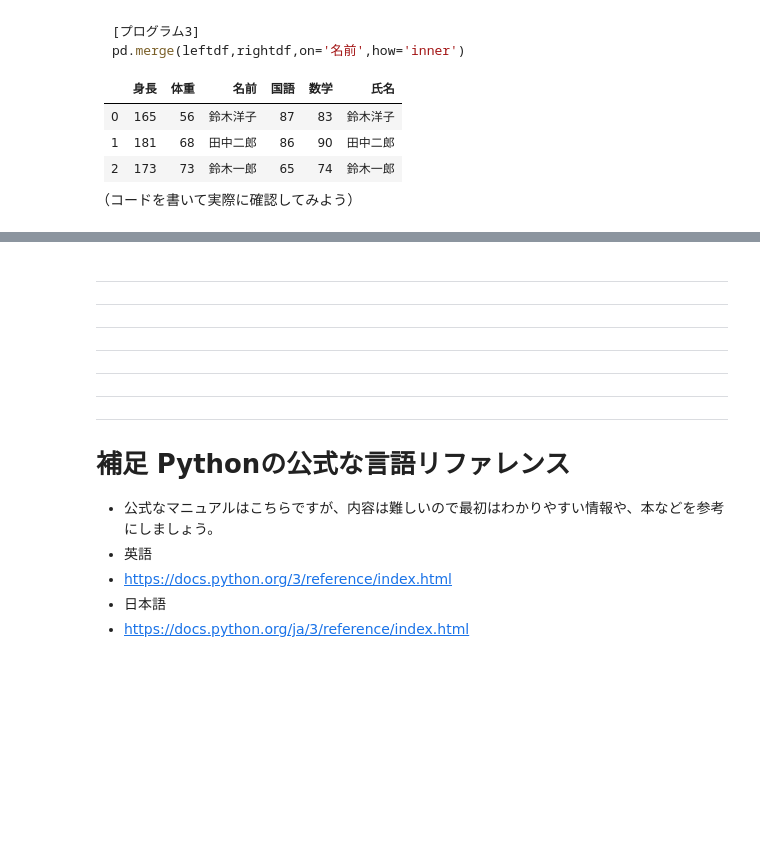
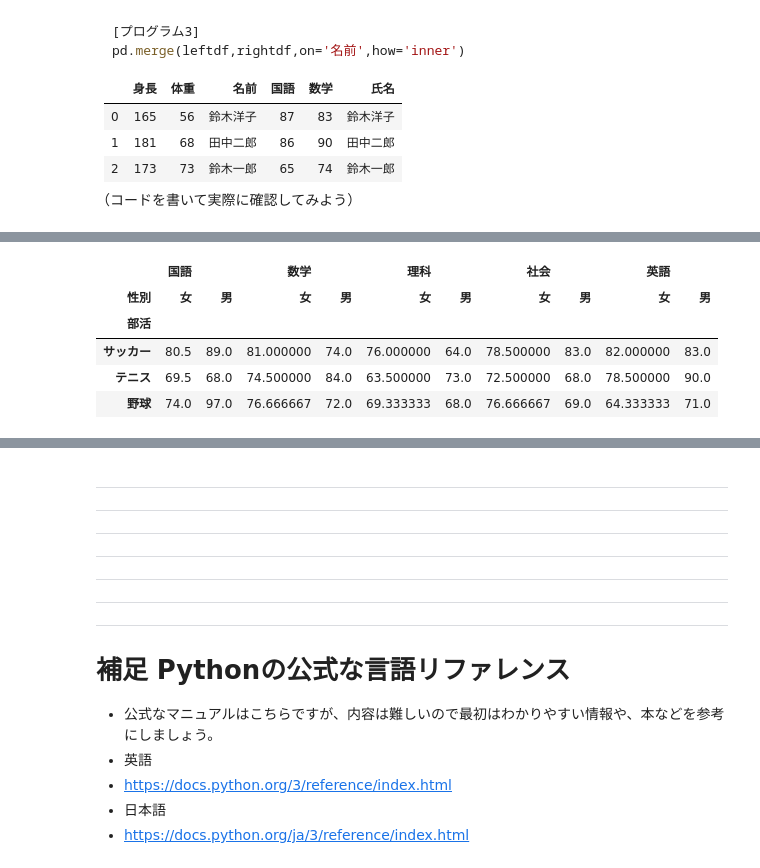
Before and after one commit to abenben/starproject-python, a Jupyter notebook: tutorial08.ipynb, the cells around one changed output, grey strips where cells are left out. Drawn from its saved outputs; the diff is of its cells as text; code cells hidden in the pictures; blank space fills up the shorter version.

```diff
--- a/tutorial08.ipynb
+++ b/tutorial08.ipynb
@@ -502,0 +544,9 @@ pd.merge(leftdf,rightdf,on='名前',how='right')
+# %%
+pd.pivot_table(df,index='部活',columns='性別',aggfunc=np.mean)
+# %% [output]
+|  | 国語 |  | 数学 |  | 理科 |  | 社会 |  | 英語 |  |
+| 性別 | 女 | 男 | 女 | 男 | 女 | 男 | 女 | 男 | 女 | 男 |
+| 部活 |  |  |  |  |  |  |  |  |  |  |
+| サッカー | 80.5 | 89.0 | 81.000000 | 74.0 | 76.000000 | 64.0 | 78.500000 | 83.0 | 82.000000 | 83.0 |
+| テニス | 69.5 | 68.0 | 74.500000 | 84.0 | 63.500000 | 73.0 | 72.500000 | 68.0 | 78.500000 | 90.0 |
+| 野球 | 74.0 | 97.0 | 76.666667 | 72.0 | 69.333333 | 68.0 | 76.666667 | 69.0 | 64.333333 | 71.0 |
```
Also changed, not shown: parts of 25 cells of this notebook.
